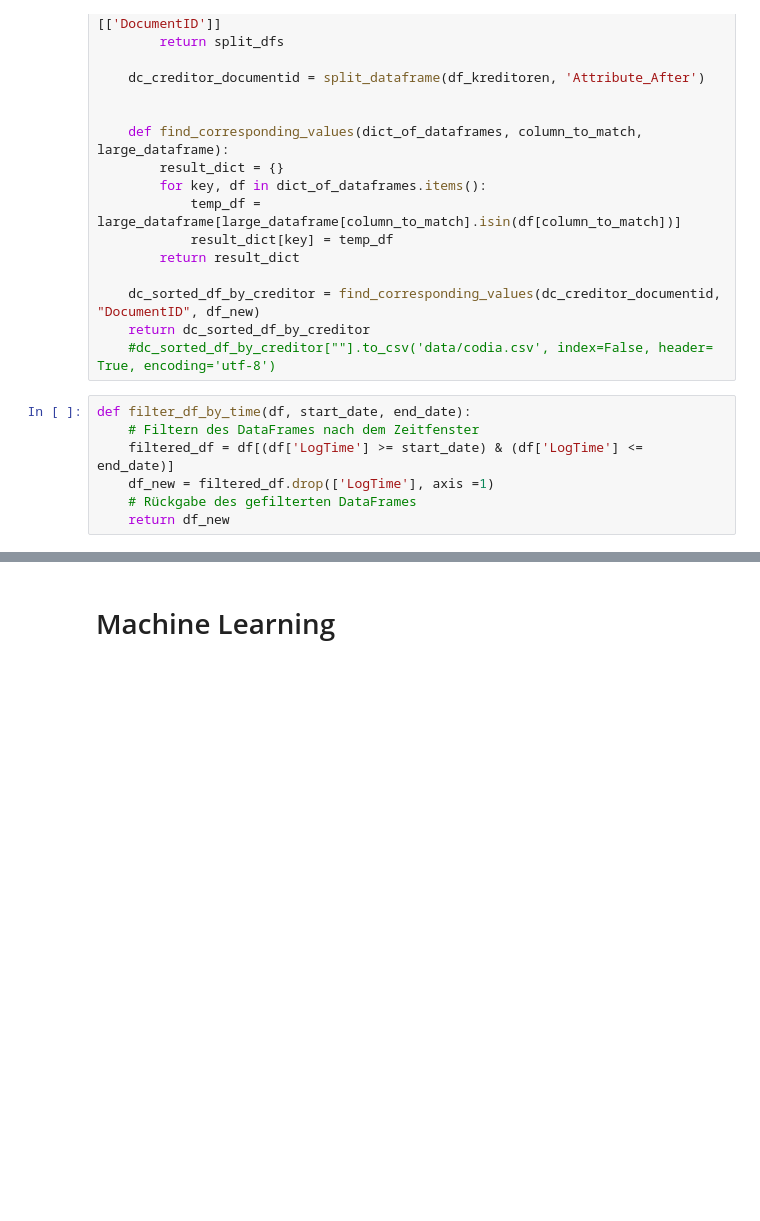
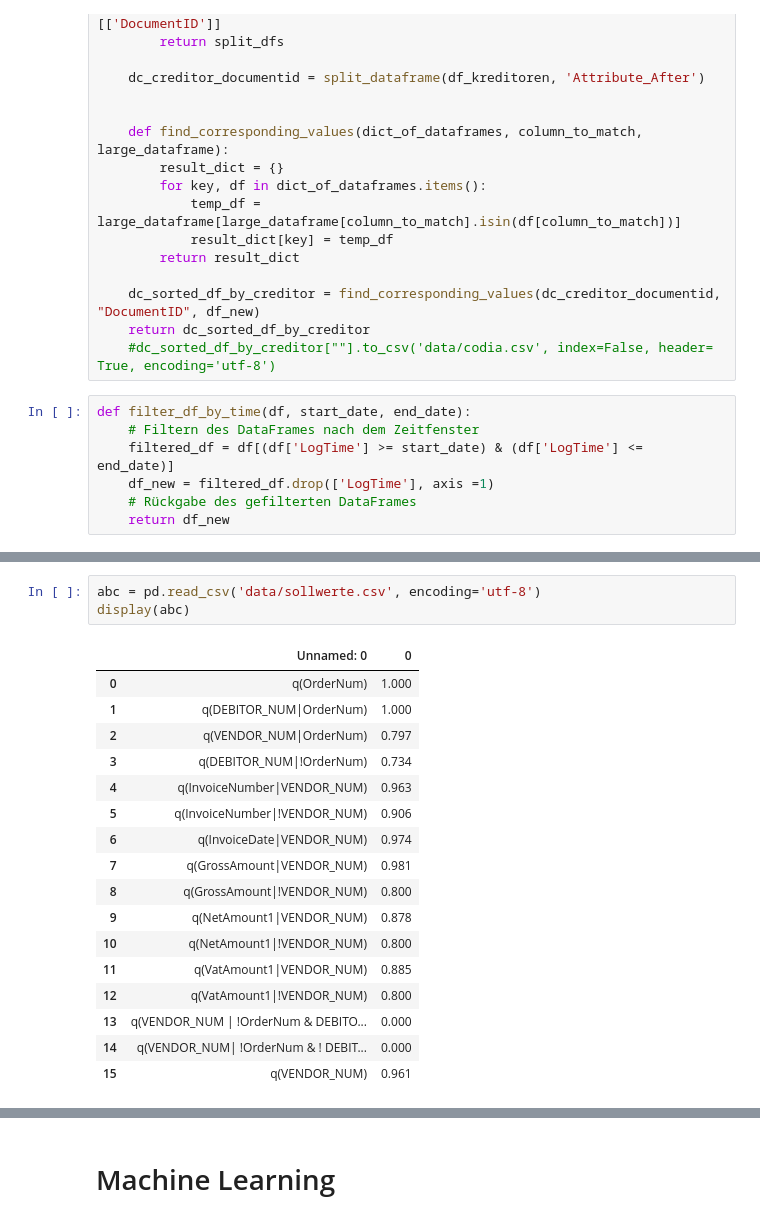
Before and after one commit to FusionShareeza/Masterarbeit, a Jupyter notebook: sqlconnector.ipynb, the cells around one changed output, grey strips where cells are left out. Drawn from its saved outputs; the diff is of its cells as text; blank space fills up the shorter version.

```diff
--- a/sqlconnector.ipynb
+++ b/sqlconnector.ipynb
@@ -478,0 +553,21 @@ df_ergebnisse
+# %%
+abc = pd.read_csv('data/sollwerte.csv', encoding='utf-8')
+display(abc)
+# %% [output]
+|  | Unnamed: 0 | 0 |
+| 0 | q(OrderNum) | 1.000 |
+| 1 | q(DEBITOR_NUM|OrderNum) | 1.000 |
+| 2 | q(VENDOR_NUM|OrderNum) | 0.797 |
+| 3 | q(DEBITOR_NUM|!OrderNum) | 0.734 |
+| 4 | q(InvoiceNumber|VENDOR_NUM) | 0.963 |
+| 5 | q(InvoiceNumber|!VENDOR_NUM) | 0.906 |
+| 6 | q(InvoiceDate|VENDOR_NUM) | 0.974 |
+| 7 | q(GrossAmount|VENDOR_NUM) | 0.981 |
+| 8 | q(GrossAmount|!VENDOR_NUM) | 0.800 |
+| 9 | q(NetAmount1|VENDOR_NUM) | 0.878 |
+| 10 | q(NetAmount1|!VENDOR_NUM) | 0.800 |
+| 11 | q(VatAmount1|VENDOR_NUM) | 0.885 |
+| 12 | q(VatAmount1|!VENDOR_NUM) | 0.800 |
+| 13 | q(VENDOR_NUM | !OrderNum & DEBITO... | 0.000 |
+| 14 | q(VENDOR_NUM| !OrderNum & ! DEBIT... | 0.000 |
+| 15 | q(VENDOR_NUM) | 0.961 |
```
Also changed, not shown: parts of 16 cells of this notebook.
